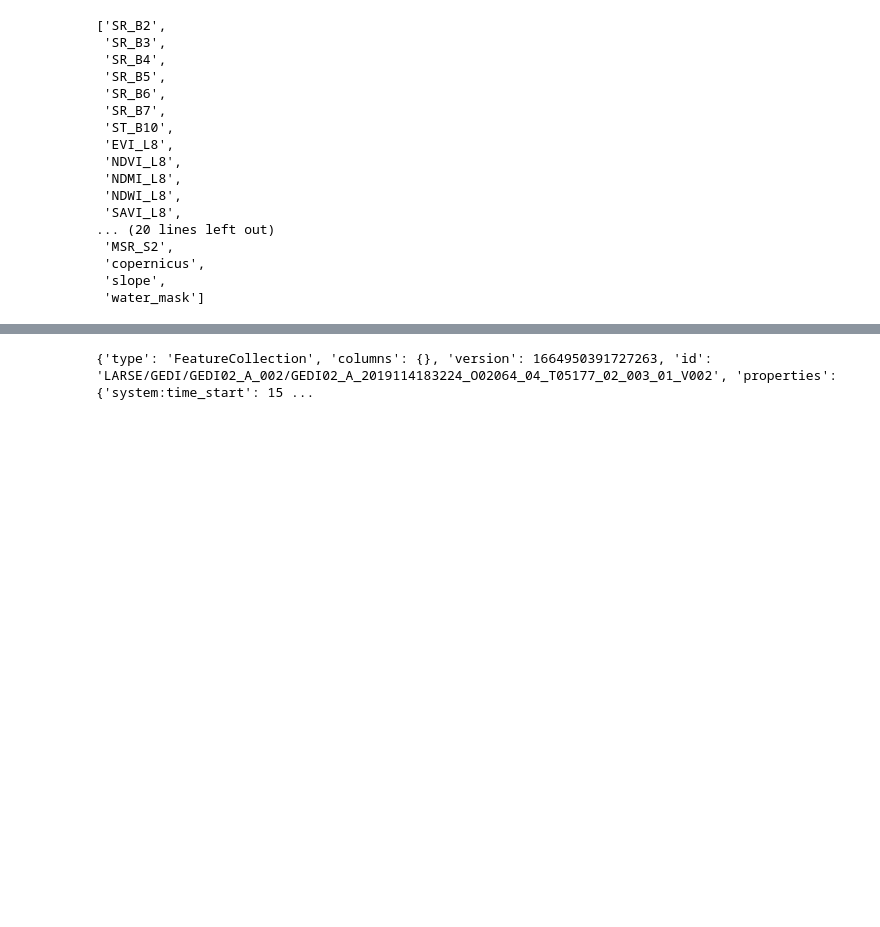
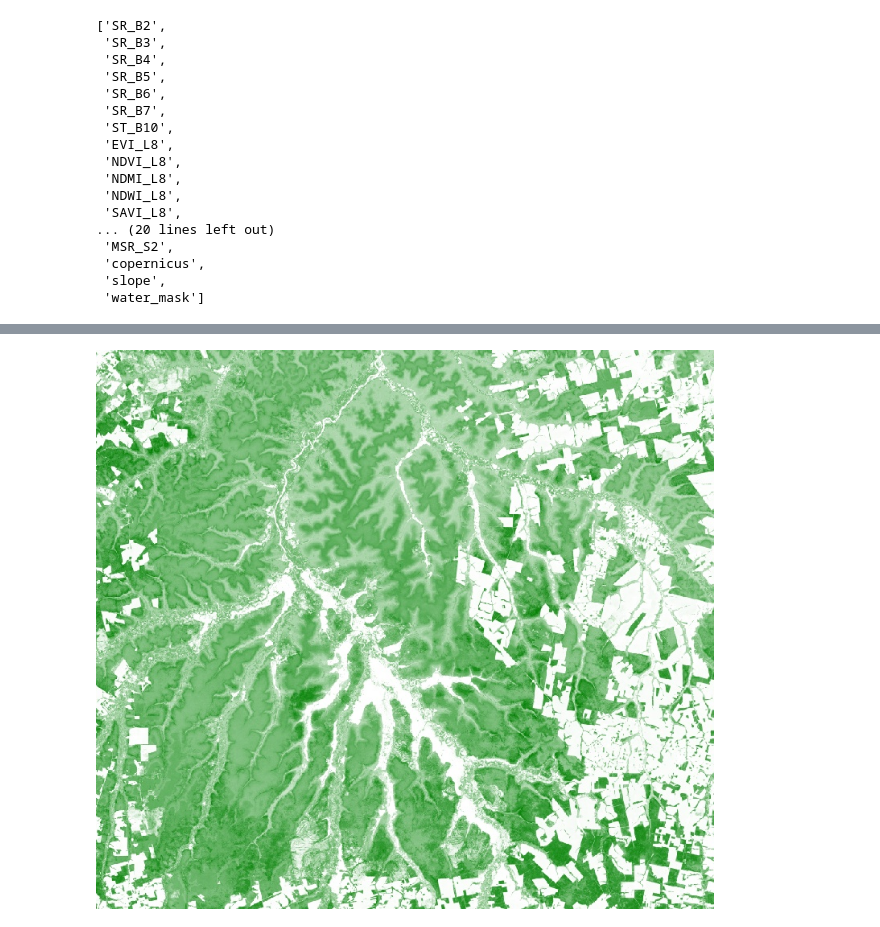
Before and after one commit to HGE-IPH/anadem, a Jupyter notebook: examples/vegetation_bias_correction.ipynb, the cells around one changed output, grey strips where cells are left out. Cells and saved outputs as stored; diff of their text form; code cells hidden in the pictures; blank space fills up the shorter version.

```diff
--- a/examples/vegetation_bias_correction.ipynb
+++ b/examples/vegetation_bias_correction.ipynb
@@ -118,11 +118,7 @@ def create_table(feat):
 
 
 
-table = gedi_data.map(create_table)
-
-print(table.limit(2).getInfo())
+table = gedi_data.randomColumn().sort('random').limit(20000).map(create_table)
-# %% [output]
-{'type': 'FeatureCollection', 'columns': {}, 'version': 1664950391727263, 'id': 'LARSE/GEDI/GEDI02_A_002/GEDI02_A_2019114183224_O02064_04_T05177_02_003_01_V002', 'properties': {'system:time_start': 15 ...
 # %%
 # Predict the vegetation bias
 
@@ -156,10 +152,12 @@ task.start()
 # %%
 # Visualize
 
 result = ee.Image('projects/et-brasil/assets/vegetation_bias_example')
 
 image_url = result\
-    .getThumbURL({'min': 0.0, 'max': 20,
+    .getThumbURL({'min': 0.0, 'max': 18, 'palette':['white','green'],
                   'region': geometry, 'dimensions': 768})
 
 Image(image_url, embed=True, format='png')
+# %% [output]
+[figure, added]
```
Also changed, not shown: parts of 3 cells of this notebook, 1 other file.
